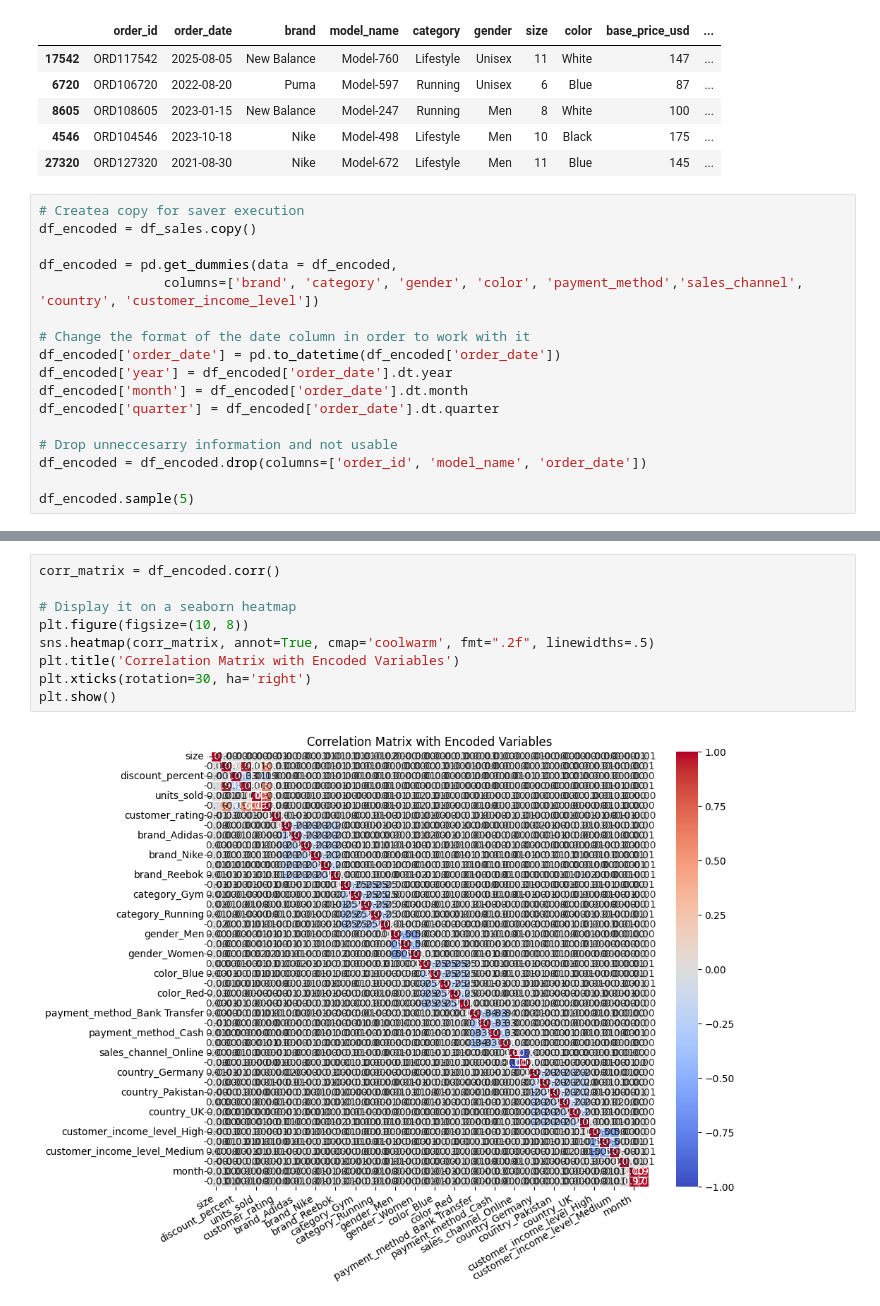
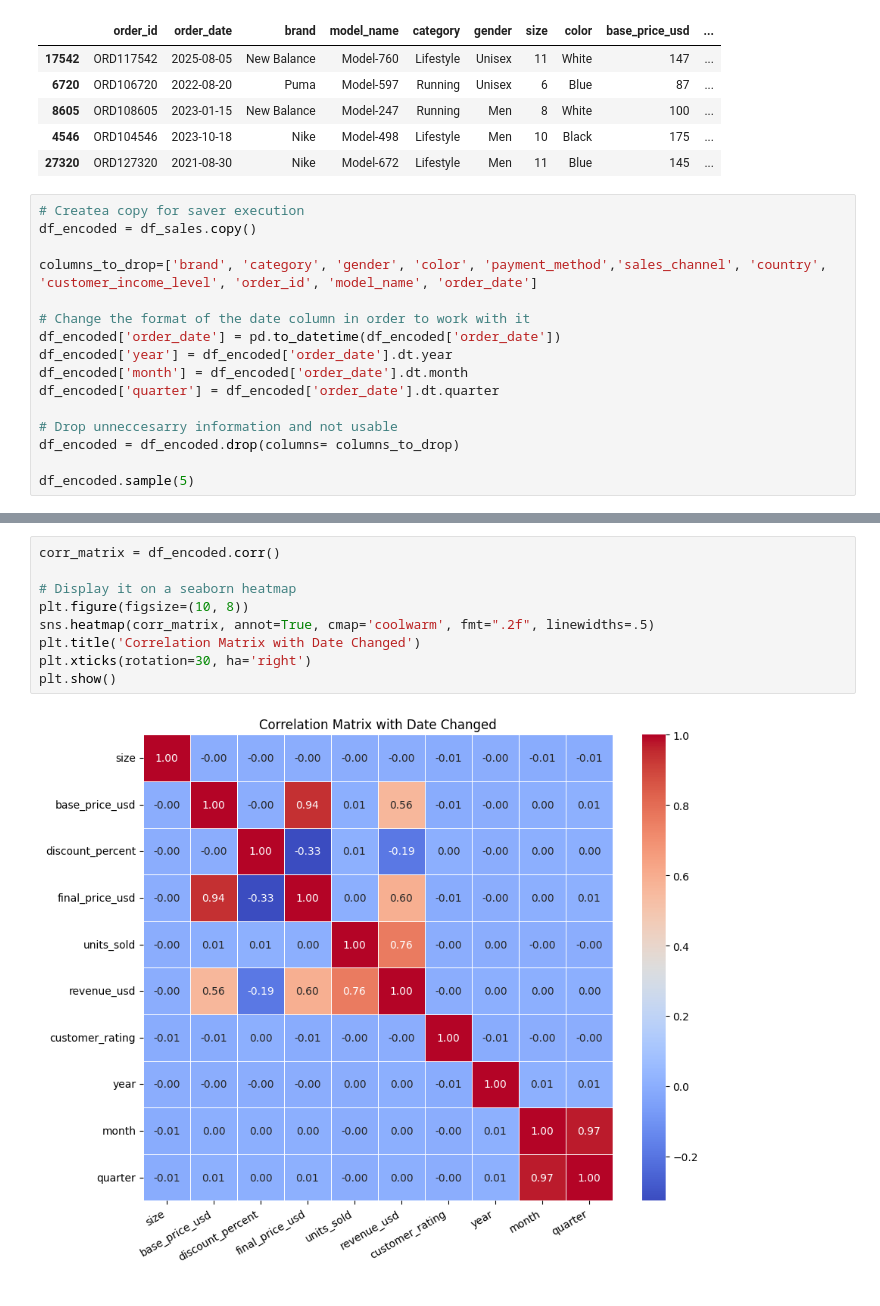
Before and after one commit to MrBigJupiter/Footwear_Sales_Analysis_2018_2026, a Jupyter notebook: Footwear Sales Analysis 2018/Jupyter Notebooks/eda.ipynb, the cells around one changed output, grey strips where cells are left out. Drawn from its saved outputs; the diff is of its cells as text.

```diff
--- a/Footwear Sales Analysis 2018/Jupyter Notebooks/eda.ipynb
+++ b/Footwear Sales Analysis 2018/Jupyter Notebooks/eda.ipynb
@@ -249,8 +249,7 @@ df_sales.sample(5)
 # Createa copy for saver execution
 df_encoded = df_sales.copy()
 
-df_encoded = pd.get_dummies(data = df_encoded,
-                columns=['brand', 'category', 'gender', 'color', 'payment_method','sales_channel', 'country', 'customer_income_level'])
+columns_to_drop=['brand', 'category', 'gender', 'color', 'payment_method','sales_channel', 'country', 'customer_income_level', 'order_id', 'model_name', 'order_date']
 
 # Change the format of the date column in order to work with it
 df_encoded['order_date'] = pd.to_datetime(df_encoded['order_date'])
@@ -259,7 +258,7 @@ df_encoded['month'] = df_encoded['order_date'].dt.month
 df_encoded['quarter'] = df_encoded['order_date'].dt.quarter
 
 # Drop unneccesarry information and not usable
-df_encoded = df_encoded.drop(columns=['order_id', 'model_name', 'order_date'])
+df_encoded = df_encoded.drop(columns= columns_to_drop)
 
 df_encoded.sample(5)
 # %% [output]
@@ -273,11 +271,11 @@ df_encoded.sample(5)
 # %%
 corr_matrix = df_encoded.corr()
 
 # Display it on a seaborn heatmap
 plt.figure(figsize=(10, 8))
 sns.heatmap(corr_matrix, annot=True, cmap='coolwarm', fmt=".2f", linewidths=.5)
-plt.title('Correlation Matrix with Encoded Variables')
+plt.title('Correlation Matrix with Date Changed')
 plt.xticks(rotation=30, ha='right')
 plt.show()
 # %% [output]
-[figure, old version]
+[figure, new version]
```
Also changed, not shown: parts of 4 cells of this notebook.
